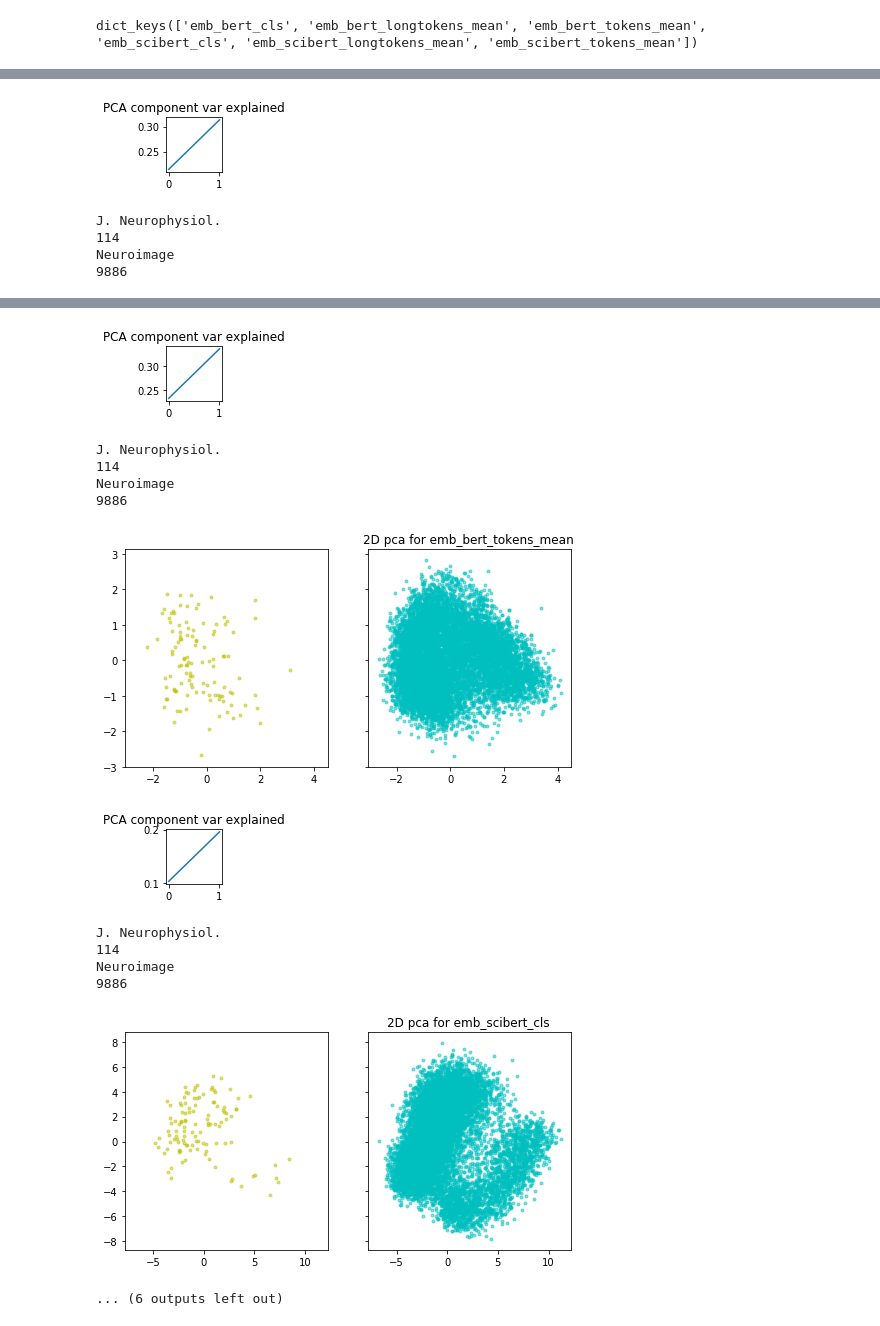
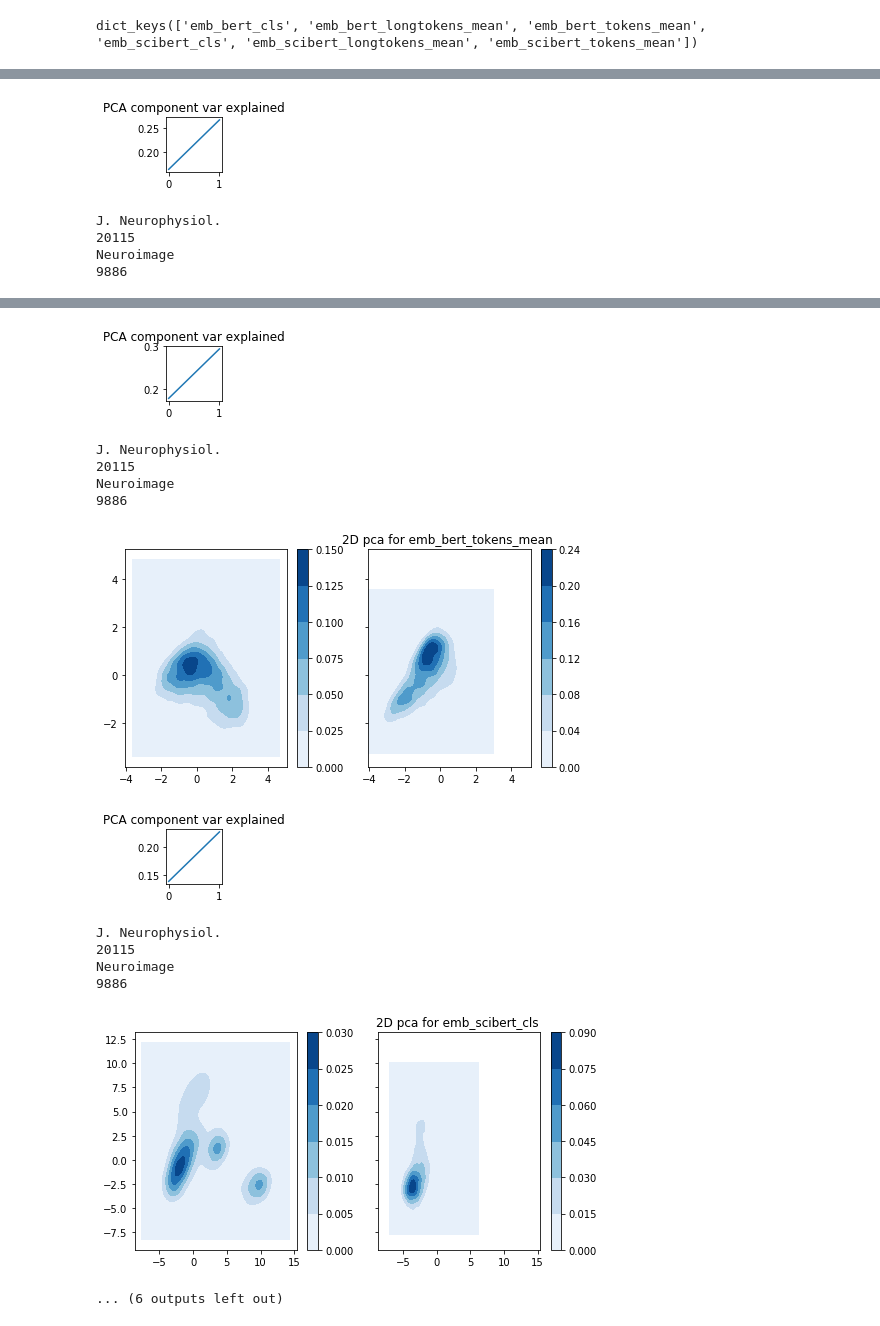
Before and after one commit to brendanchambers/attention_wildfires, a Jupyter notebook: evaluate_representations/evaluate_representations/plot_each.ipynb, the cells around one changed output, grey strips where cells are left out. Cells and saved outputs as stored; diff of their text form; code cells hidden in the pictures.

```diff
--- a/evaluate_representations/evaluate_representations/plot_each.ipynb
+++ b/evaluate_representations/evaluate_representations/plot_each.ipynb
@@ -123,11 +135,15 @@ for i_cond, condition in enumerate(embedding_conditions):
 
     for i_journal, journal in enumerate(journals):
         print(journal)
-        samples = compare_embeddings[embedding_conditions[i_cond]][journals[i_journal]]
+        samples = compare_embeddings[embedding_conditions[i_cond]][journals[i_journal]].copy()
         print(len(samples))
         pc = pca_models[i_cond].transform(samples)
-        ax[i_journal].scatter(pc[:,0], pc[:,1],
-                    color=journal_colors[i_journal],marker='.')
+        sns.kdeplot(pc[:,0],pc[:,1],n_levels=5,
+                 shade=True, # shade_lowest=False,
+                 alpha=1, cmap='Blues', cbar=True,
+                 ax = ax[i_journal])
+        #ax[i_journal].scatter(pc[:,0], pc[:,1],
+        #            color=journal_colors[i_journal],marker='.')
 
     plt.title('2D pca for {} '.format(condition))
 
@@ -146,5 +162,5 @@ Neuroimage
 [figure]
 J. Neurophysiol.
-114
+20115
 Neuroimage
 9886
@@ -152,13 +168,13 @@ Neuroimage
-[figure, old version]
+[figure, new version]
 J. Neurophysiol.
-114
+20115
 Neuroimage
 9886
-[figure, old version]
+[figure, new version]
-[figure, old version]
+[figure, new version]
 J. Neurophysiol.
-114
+20115
 Neuroimage
 9886
-[figure, old version]
+[figure, new version]
 ... (6 outputs left out)
```
Also changed, not shown: parts of 5 cells of this notebook, 5 other files.
